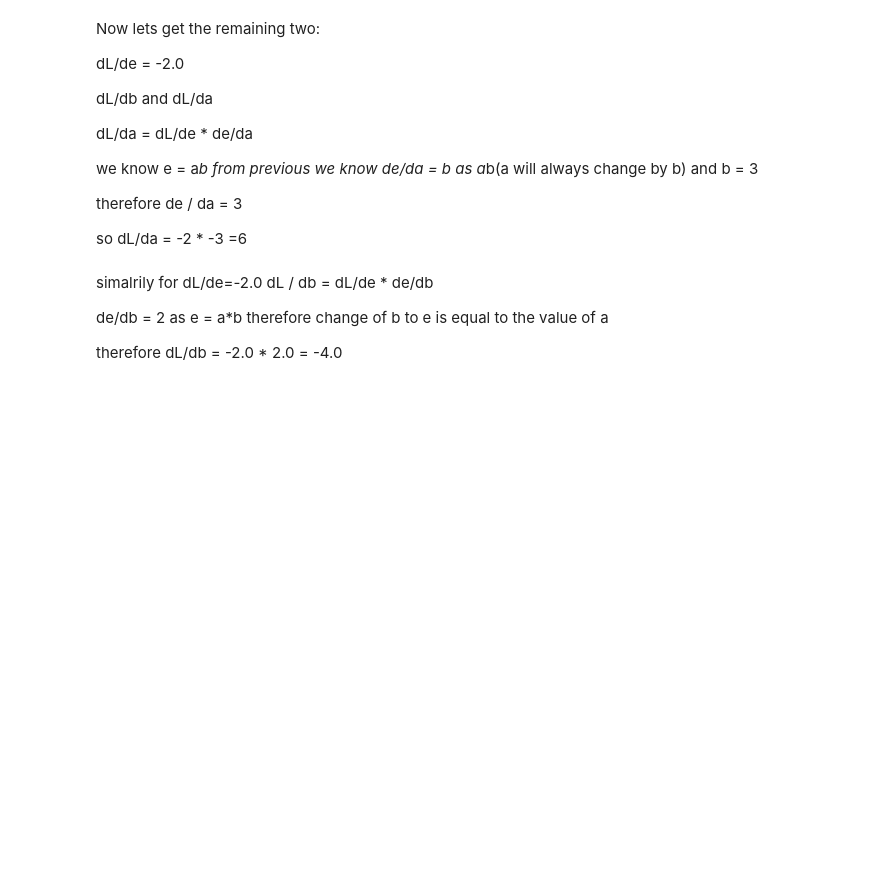
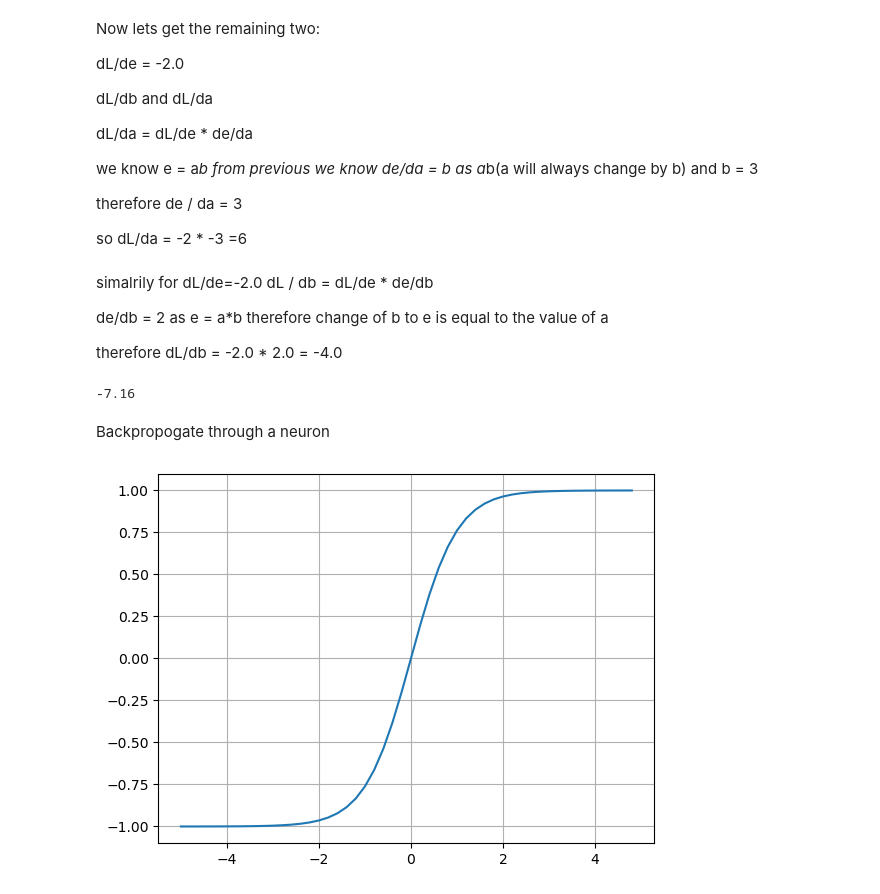
Before and after one commit to rbuke/karpathy-training, a Jupyter notebook: micrograd.ipynb, the cells around one changed output. Drawn from its saved outputs; the diff is of its cells as text; code cells hidden in the pictures; blank space fills up the shorter version.

```diff
--- a/micrograd.ipynb
+++ b/micrograd.ipynb
@@ -194,3 +211,24 @@ therefore
 dL/db = -2.0 * 2.0 = -4.0
 # %%
 b.grad = -2.0*2.0
+# %%
+#Test it out
+
+a.data += 0.01 * a.grad
+b.data += 0.01 * b.grad
+c.data += 0.01 * c.grad
+f.data += 0.01 * f.grad
+
+e = a*b
+d = e + c
+L = d * f
+print(L.data)
+# %% [output]
+-7.16
+# %% [markdown]
+Backpropogate through a neuron
+# %%
+# Squashing function, we multiply the activation function by the product where the neuron is the sum of the inputs multiplied by the weights and the bias
+plt.plot((np.arange(-5,5,0.2)), np.tanh(np.arange(-5,5,0.2))); plt.grid()
+# %% [output]
+[figure, added]
```
Also changed, not shown: parts of 6 cells of this notebook, 1 other file.
